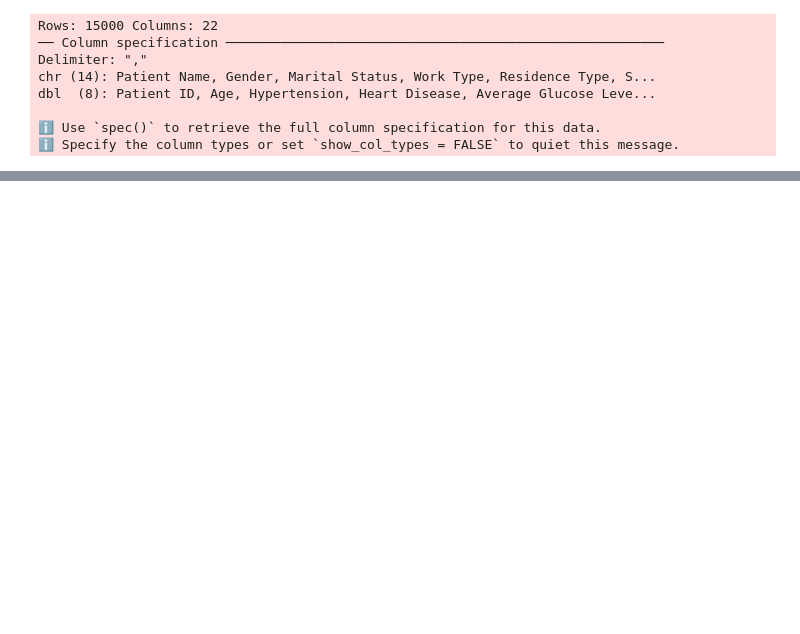
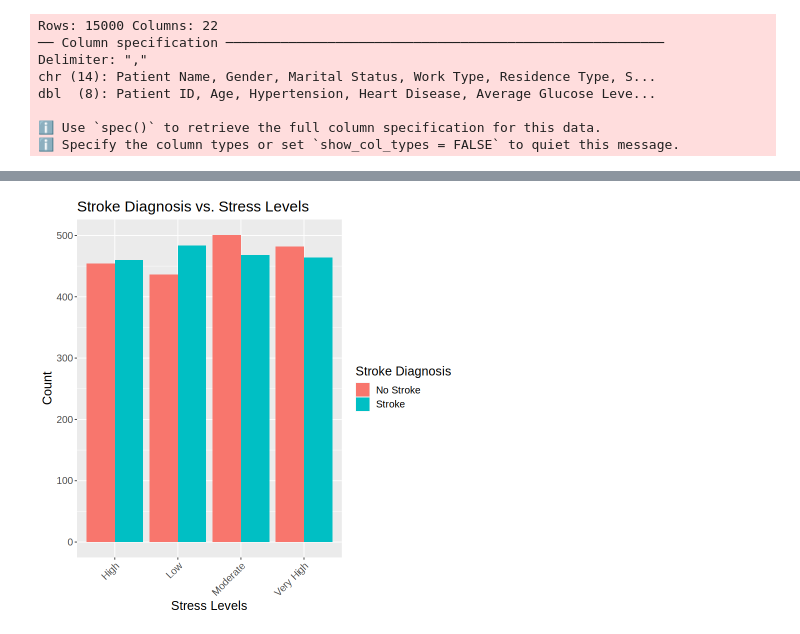
Before and after one commit to Megunight/dsci100-project, a Jupyter notebook: Stroke.project.ipynb, the cells around one changed output, grey strips where cells are left out. Drawn from its saved outputs; the diff is of its cells as text; code cells hidden in the pictures; blank space fills up the shorter version.

```diff
--- a/Stroke.project.ipynb
+++ b/Stroke.project.ipynb
@@ -189,0 +137,10 @@ Warning message in geom_histogram(stat = "count"):
+# %%
+stroke_stress <- stroke_training |>
+            ggplot(aes(x = stress_level_category, fill = diagnosis)) +
+            geom_histogram(stat = "count", position = "dodge") +
+            labs(x = "Stress Levels", y = "Count", fill = "Stroke Diagnosis") +
+            ggtitle("Stroke Diagnosis vs. Stress Levels") +
+            theme(text = element_text(size = 15))  +
+            theme(axis.text.x = element_text(angle = 45, hjust = 1))
+stroke_stress
+# %% [output]
@@ -189,0 +149 @@ Warning message in geom_histogram(stat = "count"):
+[figure, added]
```
Also changed, not shown: parts of 8 cells of this notebook.
